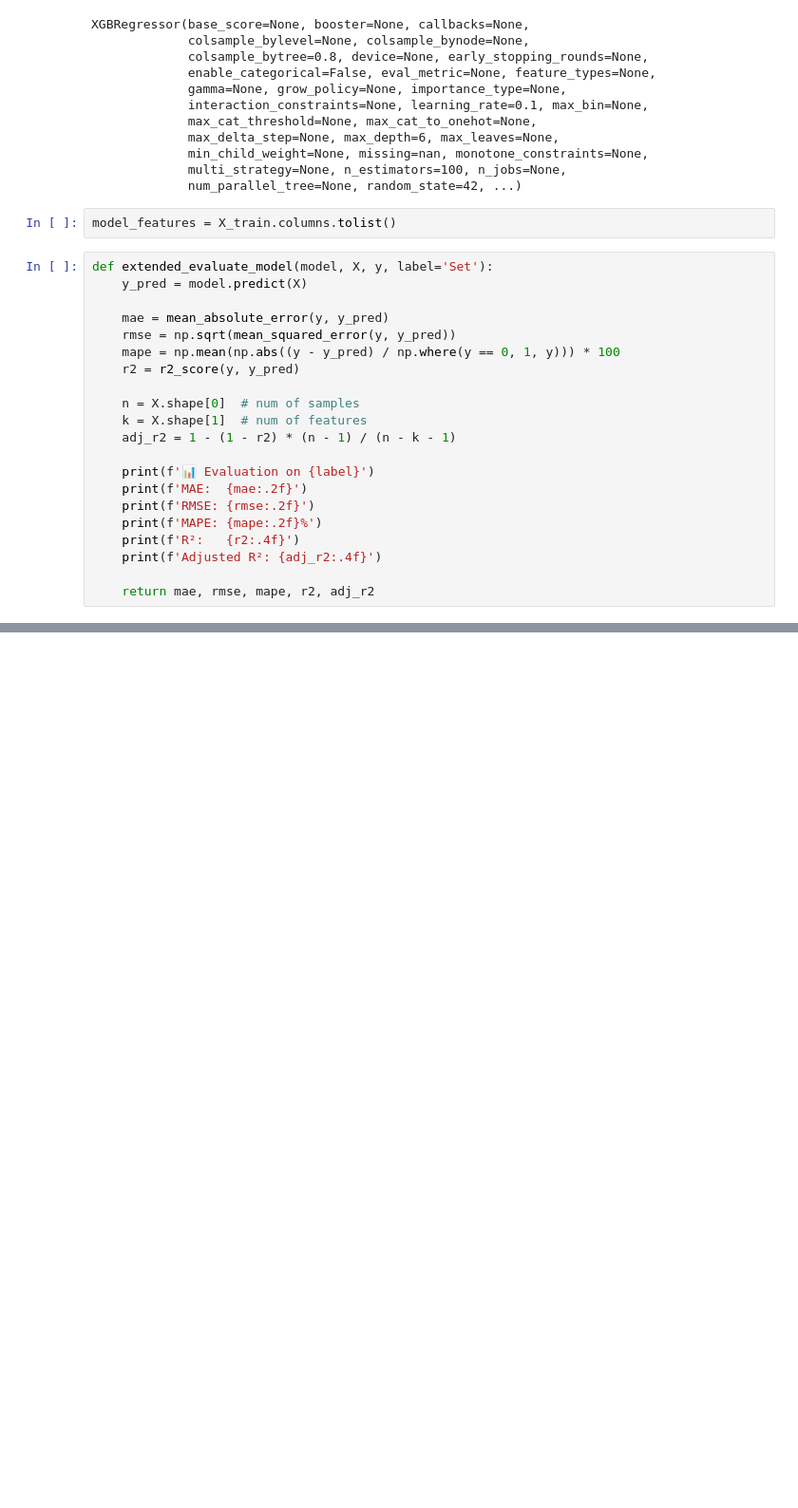
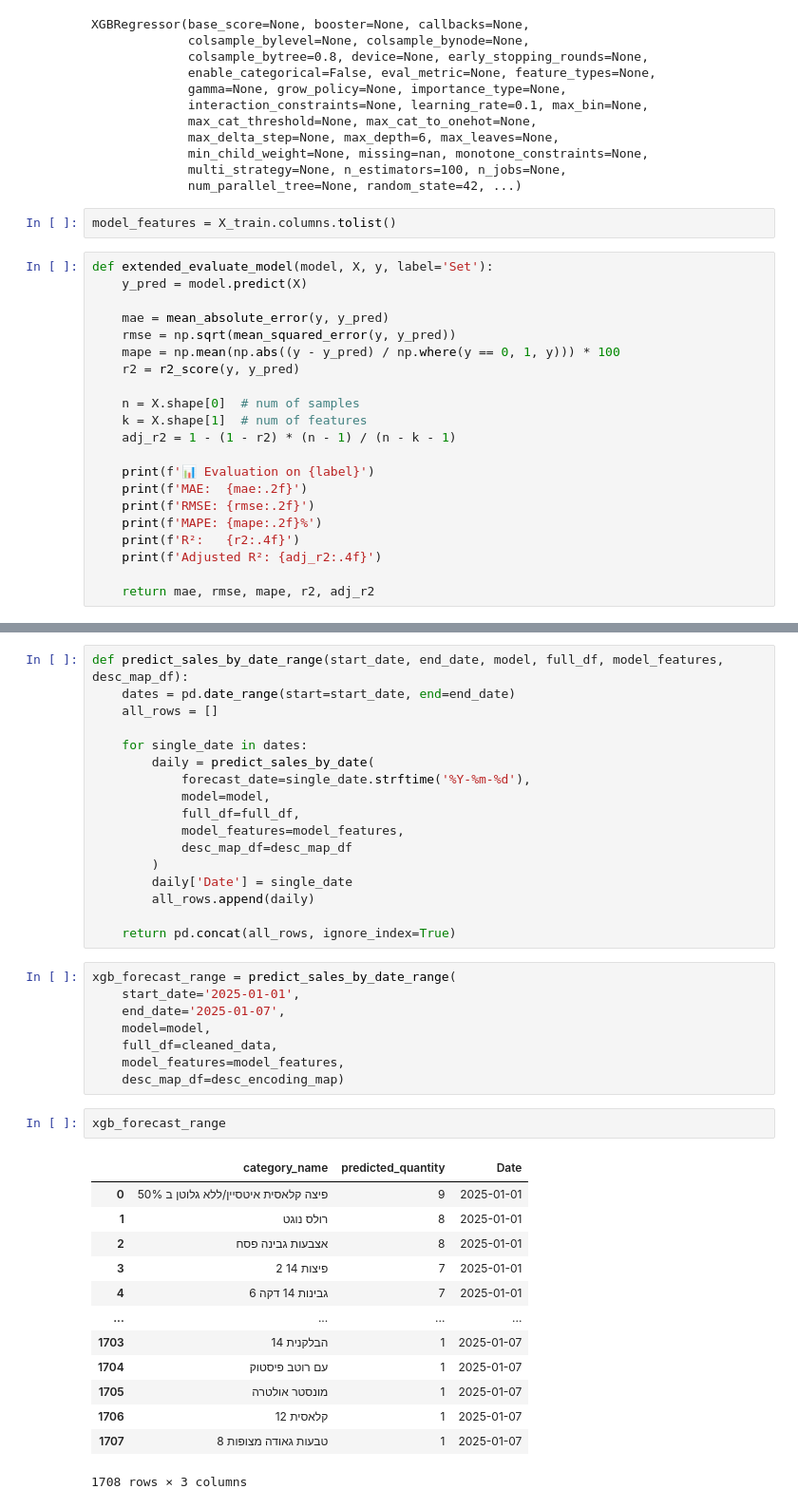
Before and after one commit to Edenshmuel/PapaJohns_Data_Science_Project, a Jupyter notebook: Model_XGboost.ipynb, the cells around one changed output, grey strips where cells are left out. Shown at 95% size. Cells and saved outputs as stored; diff of their text form; blank space fills up the shorter version.

```diff
--- a/Model_XGboost.ipynb
+++ b/Model_XGboost.ipynb
@@ -224,0 +250,41 @@ forecast_df.head()
+# %%
+def predict_sales_by_date_range(start_date, end_date, model, full_df, model_features, desc_map_df):
+    dates = pd.date_range(start=start_date, end=end_date)
+    all_rows = []
+
+    for single_date in dates:
+        daily = predict_sales_by_date(
+            forecast_date=single_date.strftime('%Y-%m-%d'),
+            model=model,
+            full_df=full_df,
+            model_features=model_features,
+            desc_map_df=desc_map_df
+        )
+        daily['Date'] = single_date
+        all_rows.append(daily)
+
+    return pd.concat(all_rows, ignore_index=True)
+# %%
+xgb_forecast_range = predict_sales_by_date_range(
+    start_date='2025-01-01',
+    end_date='2025-01-07',
+    model=model,
+    full_df=cleaned_data,
+    model_features=model_features,
+    desc_map_df=desc_encoding_map)
+# %%
+xgb_forecast_range
+# %% [output]
+|  | category_name | predicted_quantity | Date |
+| 0 | פיצה קלאסית איטסיין/ללא גלוטן ב 50% | 9 | 2025-01-01 |
+| 1 | רולס נוגט | 8 | 2025-01-01 |
+| 2 | אצבעות גבינה פסח | 8 | 2025-01-01 |
+| 3 | 2 פיצות 14 | 7 | 2025-01-01 |
+| 4 | 6 גבינות 14 דקה | 7 | 2025-01-01 |
+| ... | ... | ... | ... |
+| 1703 | הבלקנית 14 | 1 | 2025-01-07 |
+| 1704 | עם רוטב פיסטוק | 1 | 2025-01-07 |
+| 1705 | מונסטר אולטרה | 1 | 2025-01-07 |
+| 1706 | קלאסית 12 | 1 | 2025-01-07 |
+| 1707 | 8 טבעות גאודה מצופות | 1 | 2025-01-07 |
+1708 rows × 3 columns
```
Also changed, not shown: parts of 34 cells of this notebook.
